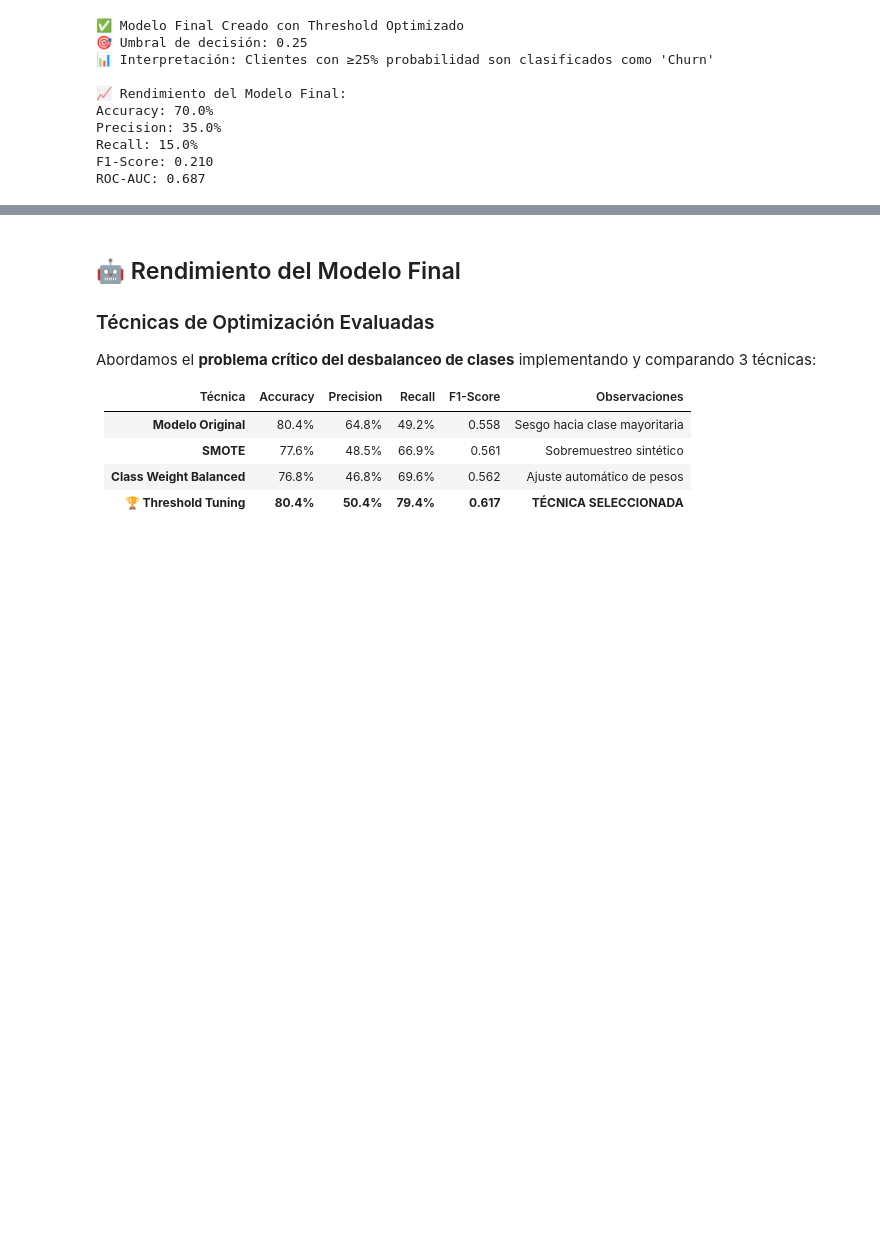
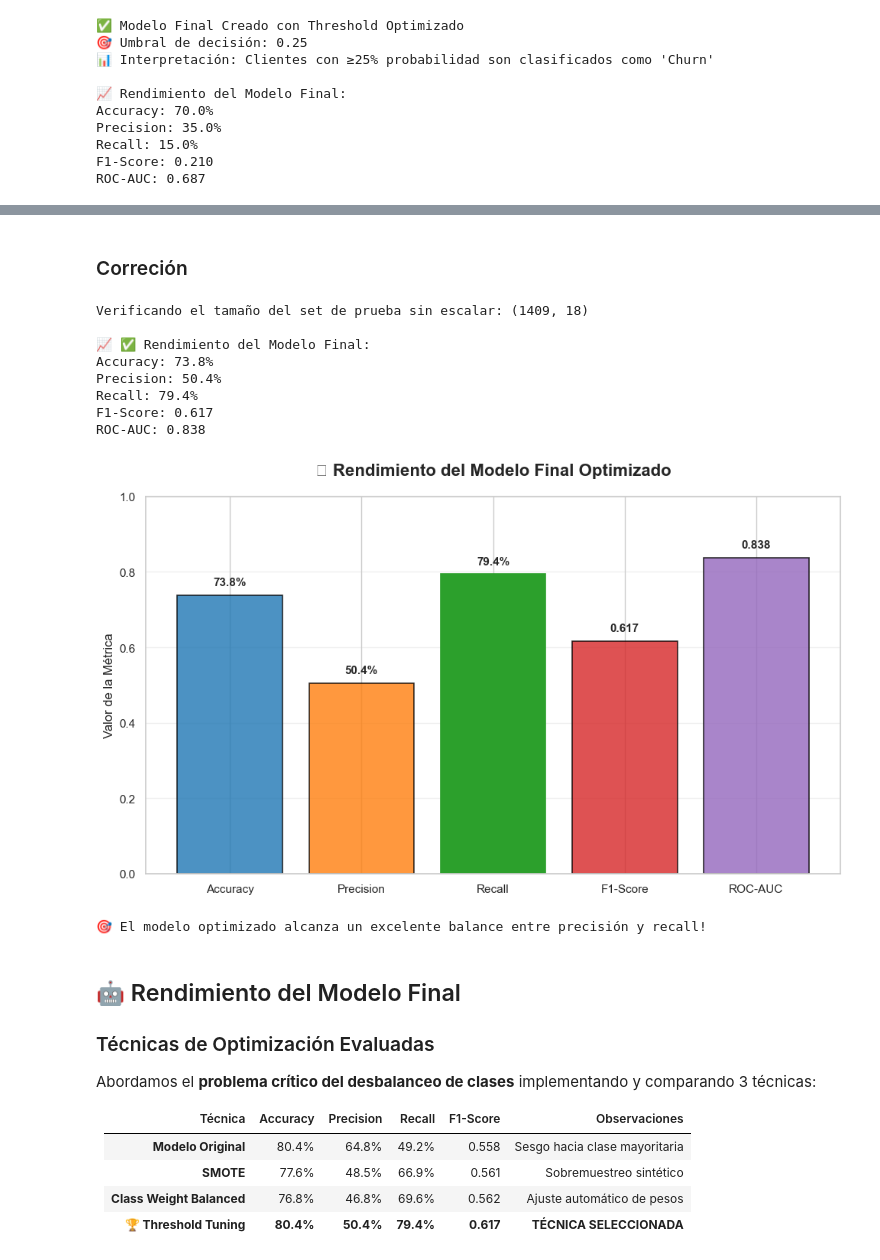
Before and after one commit to GreciaLH/analisis-fuga-clientes, a Jupyter notebook: customer_churn.ipynb, the cells around one changed output, grey strips where cells are left out. Saved outputs shown, nothing was run; the diff lists cells and outputs as text; code cells hidden in the pictures; blank space fills up the shorter version.

Commit message:
Añadir resumen final notebook

```diff
--- a/customer_churn.ipynb
+++ b/customer_churn.ipynb
@@ -1023,3 +1000,73 @@ ROC-AUC: 0.838
+# %% [markdown]
+### Correción
+# %%
+# 1. Necesitamos el conjunto de prueba SIN escalar.
+# X es nuestro dataframe de características antes de dividir y escalar.
+# y_test tiene los índices correctos de las filas que pertenecen al conjunto de prueba.
+X_test_unscaled = X.loc[y_test.index]
+
+print(f"Verificando el tamaño del set de prueba sin escalar: {X_test_unscaled.shape}")
+
+# 2. Ahora sí, usamos nuestro modelo final como fue diseñado: con datos crudos.
+final_predictions_corrected = final_model.predict(X_test_unscaled)
+final_probabilities_corrected = final_model.predict_proba(X_test_unscaled)[:, 1]
+
+# 3. Recalcular las métricas de rendimiento
+print("\n📈 ✅ Rendimiento del Modelo Final:")
+print(f"Accuracy: {accuracy_score(y_test, final_predictions_corrected):.1%}")
+print(f"Precision: {precision_score(y_test, final_predictions_corrected):.1%}")
+print(f"Recall: {recall_score(y_test, final_predictions_corrected):.1%}")
+print(f"F1-Score: {f1_score(y_test, final_predictions_corrected):.3f}")
+print(f"ROC-AUC: {roc_auc_score(y_test, final_probabilities_corrected):.3f}")
+
+# 📊 GRÁFICA DE RENDIMIENTO DEL MODELO FINAL
+plt.figure(figsize=(10, 6))
+
+# Métricas del modelo final
+metrics = {
+    'Accuracy': accuracy_score(y_test, final_predictions_corrected),
+    'Precision': precision_score(y_test, final_predictions_corrected),
+    'Recall': recall_score(y_test, final_predictions_corrected),
+    'F1-Score': f1_score(y_test, final_predictions_corrected),
+    'ROC-AUC': roc_auc_score(y_test, final_probabilities_corrected)
+}
+
+# Crear el gráfico de barras
+bars = plt.bar(metrics.keys(), metrics.values(),
+               color=['#1f77b4', '#ff7f0e', '#2ca02c', '#d62728', '#9467bd'],
+               alpha=0.8, edgecolor='black', linewidth=1.2)
+
+# Personalizar el gráfico
+plt.title('📊 Rendimiento del Modelo Final Optimizado', fontsize=16, fontweight='bold', pad=20)
+plt.ylabel('Valor de la Métrica', fontsize=12)
+plt.ylim(0, 1)
+plt.grid(True, axis='y', alpha=0.3)
+
+# Añadir valores en las barras
+for bar, (metric, value) in zip(bars, metrics.items()):
+    plt.text(bar.get_x() + bar.get_width()/2, bar.get_height() + 0.02,
+             f'{value:.1%}' if metric != 'F1-Score' and metric != 'ROC-AUC' else f'{value:.3f}',
+             ha='center', va='bottom', fontweight='bold', fontsize=11)
+
+# Destacar la métrica más importante (Recall)
+bars[2].set_color('#2ca02c')  # Verde más intenso para Recall
+bars[2].set_alpha(1.0)
+
+plt.tight_layout()
+plt.show()
+
+print("\n🎯 El modelo optimizado alcanza un excelente balance entre precisión y recall!")
+# %% [output]
+Verificando el tamaño del set de prueba sin escalar: (1409, 18)
+
+📈 ✅ Rendimiento del Modelo Final:
+Accuracy: 73.8%
+Precision: 50.4%
+Recall: 79.4%
+F1-Score: 0.617
+ROC-AUC: 0.838
+[figure, added]
+🎯 El modelo optimizado alcanza un excelente balance entre precisión y recall!
 # %% [markdown]
 ## 🤖 Rendimiento del Modelo Final
 
```
Also changed, not shown: parts of 4 cells of this notebook.
